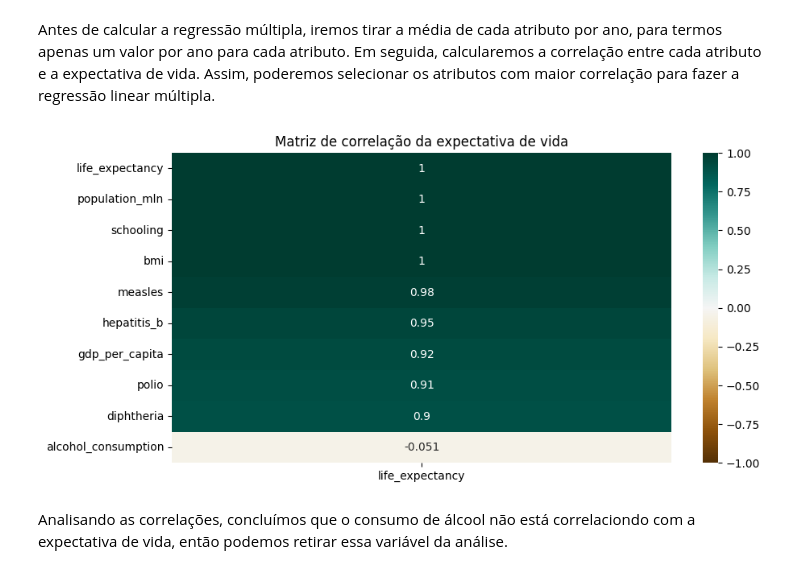
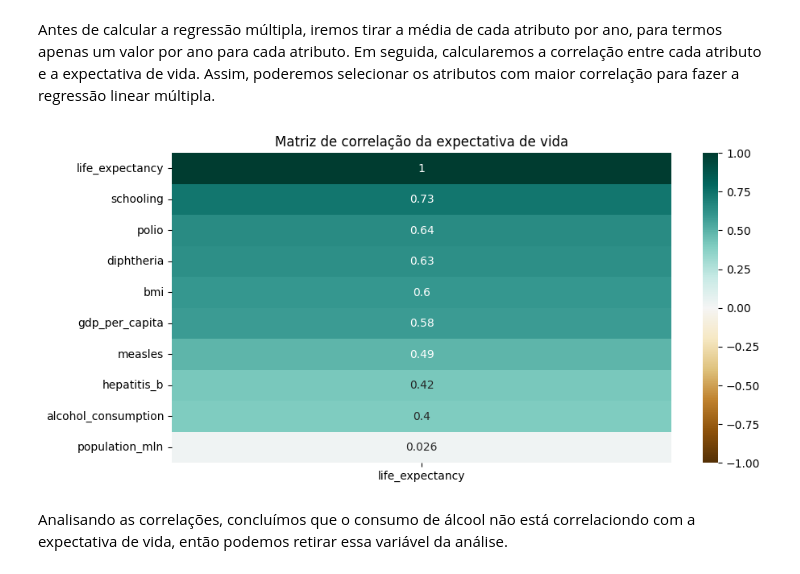
Before and after one commit to carolinabrandao/ICDProjetoFinal, a Jupyter notebook: EDA.ipynb, the cells around one changed output. Cells and saved outputs as stored; diff of their text form; code cells hidden in the pictures.

```diff
--- a/EDA.ipynb
+++ b/EDA.ipynb
@@ -675,22 +675,22 @@ Antes de calcular a regressão múltipla, iremos tirar a média de cada atributo
 # %%
 atributos = ['life_expectancy', 'infant_deaths', 'under_five_deaths', 'adult_mortality', 'alcohol_consumption', 'hepatitis_b', 'measles', 'bmi', 'polio', 'diphtheria', 'incidents_hiv', 'gdp_per_capita', 'population_mln', 'schooling']
 
 # tirar media de cada atributo por ano e colocar em um novo dataset
 df_reg = dataset.copy()
 
-for year in range(2000, 2016):
-    for atributo in atributos:
-        df_reg.loc[df_reg['year'] == year, atributo] = df_reg[df_reg['year'] == year][atributo].mean()
+# for year in range(2000, 2016):
+#     for atributo in atributos:
+#         df_reg.loc[df_reg['year'] == year, atributo] = df_reg[df_reg['year'] == year][atributo].mean()
 
 # calcula a matriz de correlacao
 corr = df_reg[atributos].corr()
 
 # plota a matriz de correlacao da expectativa de vida
 plt.figure(figsize=(10, 5))
 plt.title('Matriz de correlação da expectativa de vida')
 sns.heatmap(corr[['life_expectancy']].sort_values(by='life_expectancy', ascending=False).head(10), vmin=-1, vmax=1, annot=True, cmap='BrBG')
 plt.show()
 # %% [output]
-[figure, old version]
+[figure, new version]
 # %% [markdown]
 Analisando as correlações, concluímos que o consumo de álcool não está correlaciondo com a expectativa de vida, então podemos retirar essa variável da análise.
```
Also changed, not shown: parts of 13 cells of this notebook.
